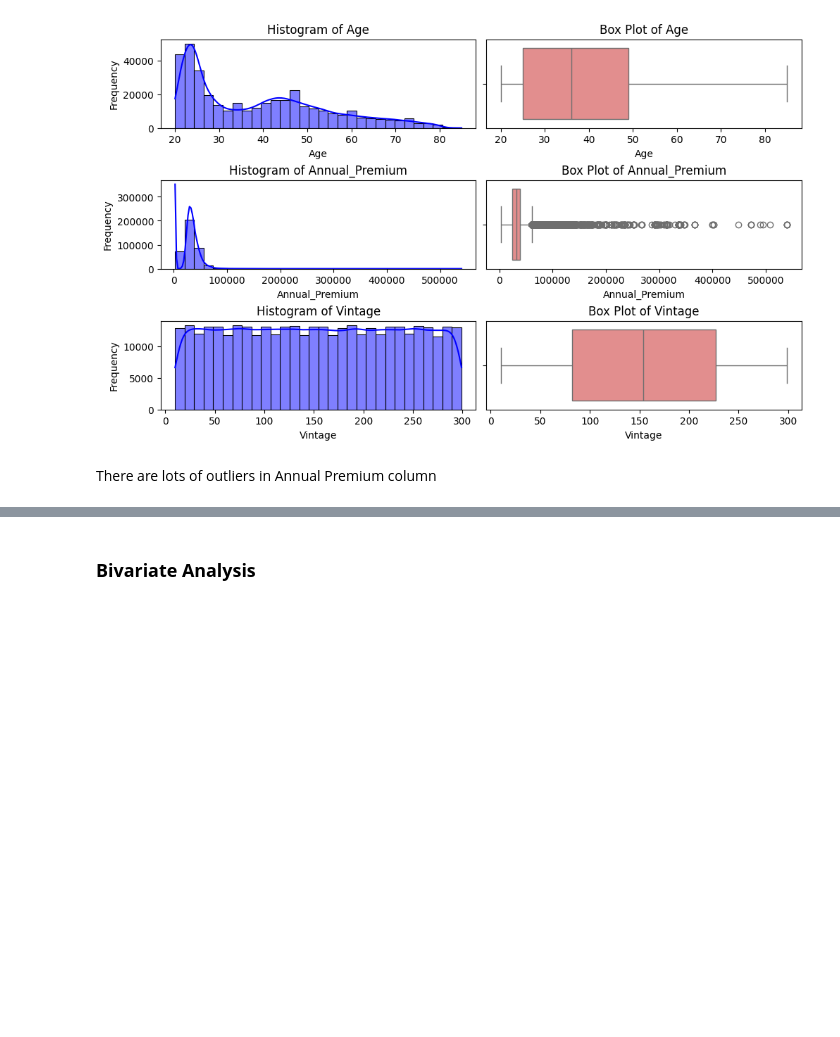
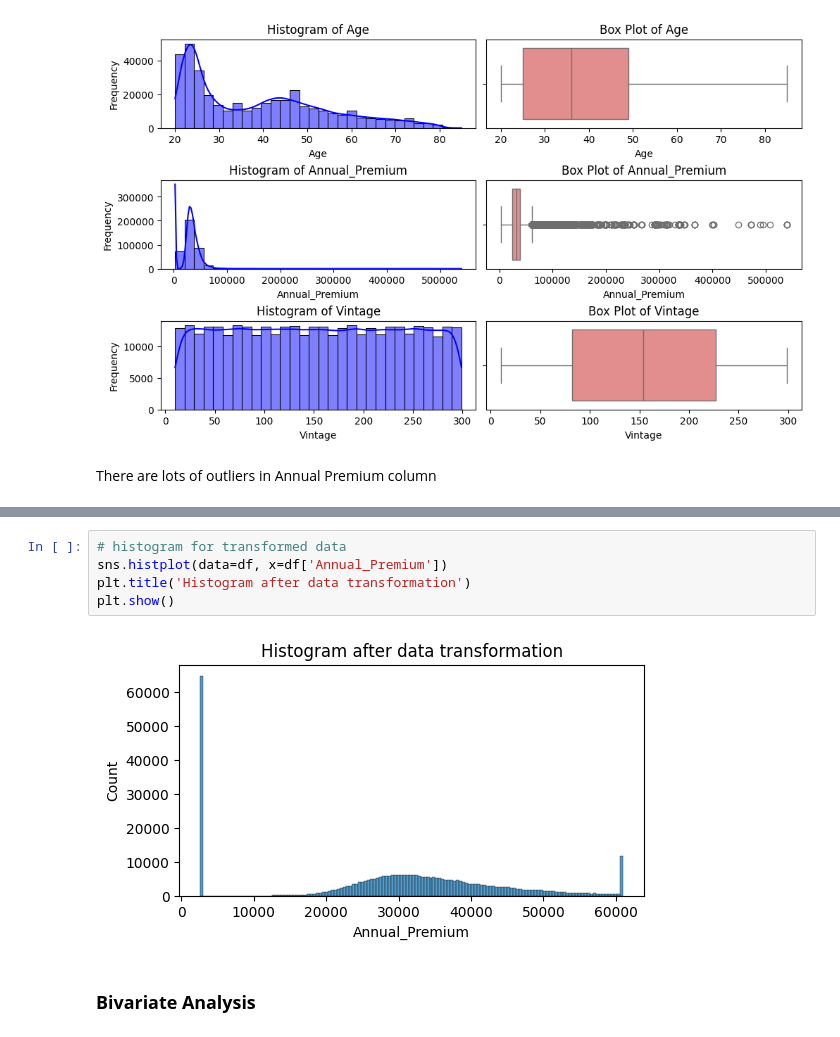
Before and after one commit to YashMasane/InsurePredict-Customer-Conversion-Insights, a Jupyter notebook: Notebooks/experiments.ipynb, the cells around one changed output, grey strips where cells are left out. Saved outputs shown, nothing was run; the diff lists cells and outputs as text; blank space fills up the shorter version.

```diff
--- a/Notebooks/experiments.ipynb
+++ b/Notebooks/experiments.ipynb
@@ -221,3 +236,10 @@ There are lots of outliers in Annual Premium column
+# %%
+# histogram for transformed data
+sns.histplot(data=df, x=df['Annual_Premium'])
+plt.title('Histogram after data transformation')
+plt.show()
+# %% [output]
+[figure, added]
 # %% [markdown]
 ### **Bivariate Analysis**
 # %%
```
Also changed, not shown: parts of 5 cells of this notebook.
